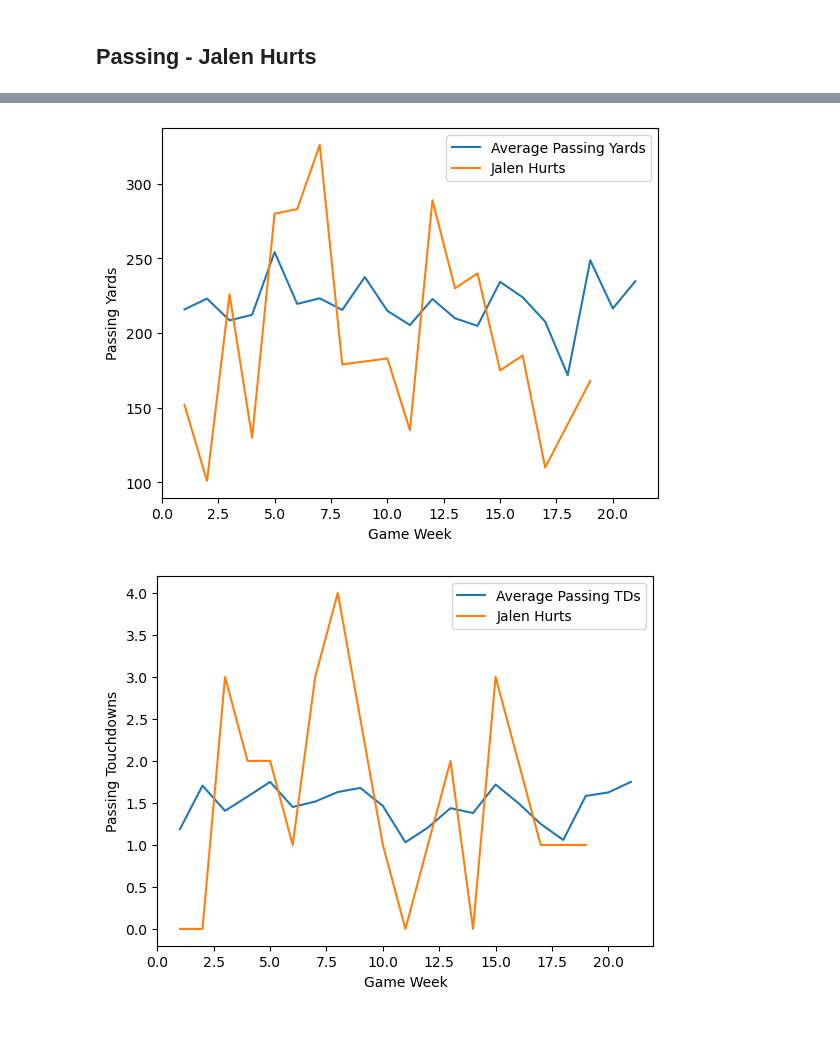
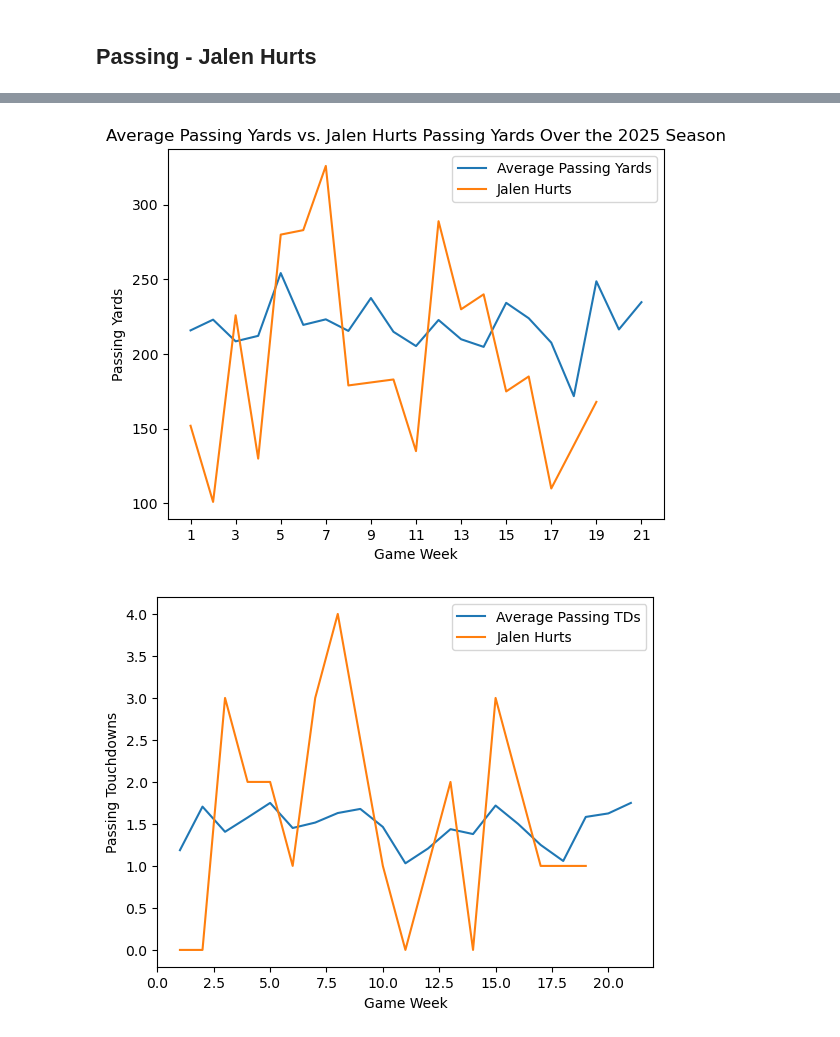
Before and after one commit to ryanjamesyu2/sentiment-performance-connection, a Jupyter notebook: athletic_data_eda.ipynb, the cells around one changed output, grey strips where cells are left out. Cells and saved outputs as stored; diff of their text form; code cells hidden in the pictures.

```diff
--- a/athletic_data_eda.ipynb
+++ b/athletic_data_eda.ipynb
@@ -323,12 +305,14 @@ hurts_df = qb_df[qb_df['player_name'] == 'Jalen Hurts']
 # %%
 plt.plot(avg_qb_df['game_week'], avg_qb_df['stats_passing_pass_yards'], label='Average Passing Yards')
 plt.plot(hurts_df['game_week'], hurts_df['stats_passing_pass_yards'], label='Jalen Hurts')
 plt.xlabel('Game Week')
 plt.ylabel('Passing Yards')
+plt.title('Average Passing Yards vs. Jalen Hurts Passing Yards Over the 2025 Season')
+plt.xticks(range(1, 22, 2))
 plt.legend()
 plt.show()
 # %% [output]
-[figure, old version]
+[figure, new version]
 # %%
 plt.plot(avg_qb_df['game_week'], avg_qb_df['stats_passing_pass_td'], label='Average Passing TDs')
 plt.plot(hurts_df['game_week'], hurts_df['stats_passing_pass_td'], label='Jalen Hurts')
```
Also changed, not shown: parts of 2 cells of this notebook, 2 other files.
